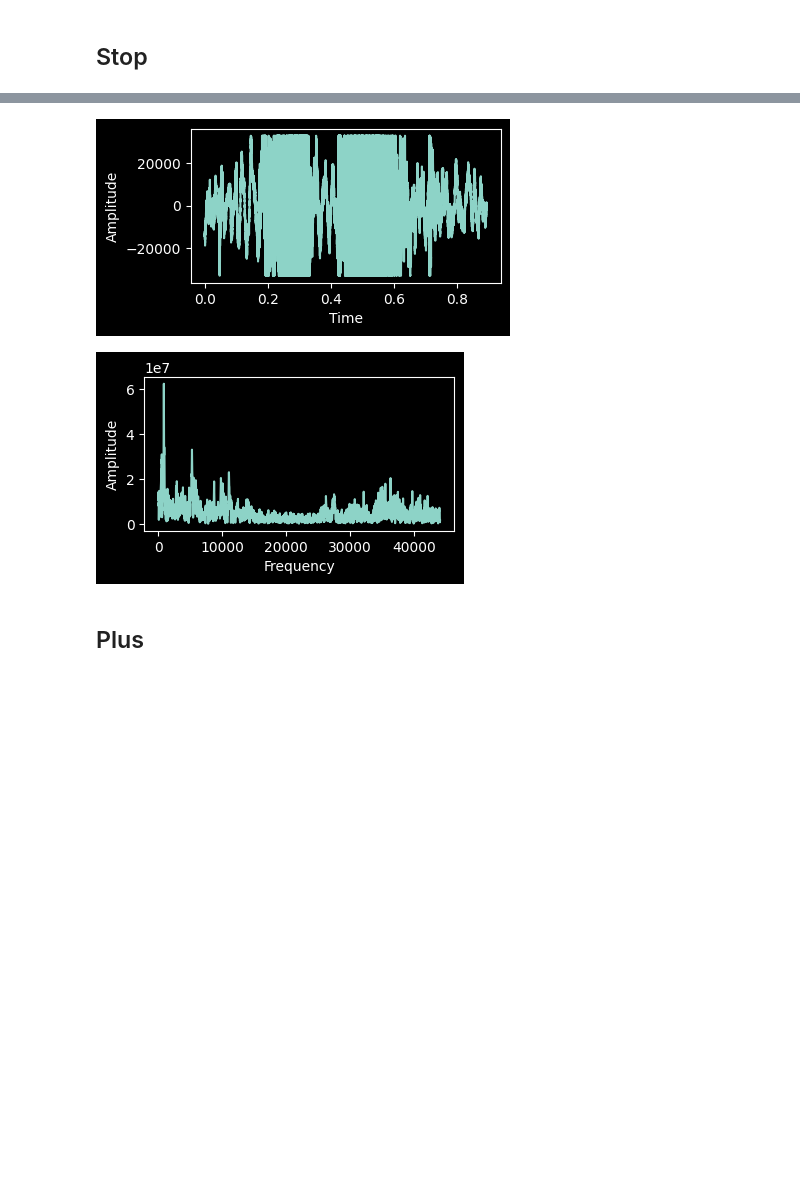
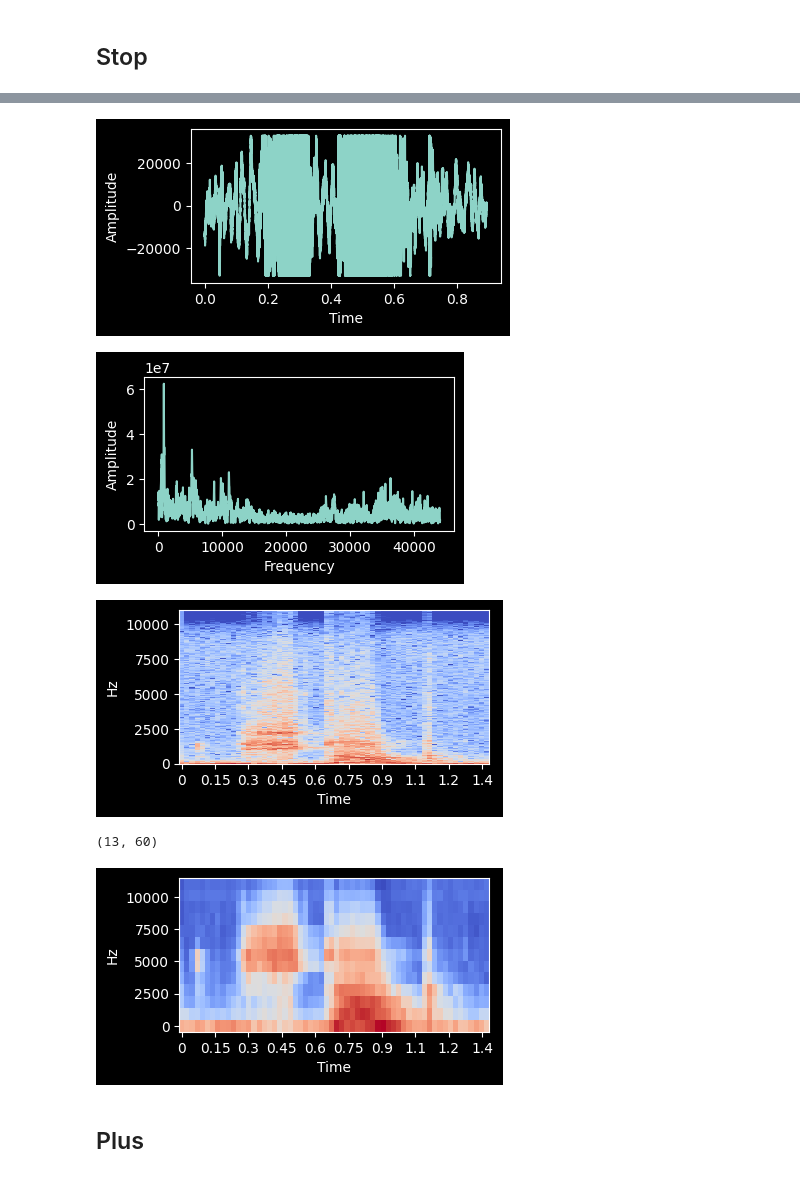
Before and after one commit to valwerner2/stm32WordRecognition, a Jupyter notebook: prototype/proto.ipynb, the cells around one changed output, grey strips where cells are left out. Cells and saved outputs as stored; diff of their text form; code cells hidden in the pictures; blank space fills up the shorter version.

```diff
--- a/prototype/proto.ipynb
+++ b/prototype/proto.ipynb
@@ -85,10 +129,15 @@ array([   0,    1,    2, ..., 2871, 2872, 2873], shape=(2874,))
 ## Stop
 # %%
 stopFile_sample_rate, stopFile_wav, stopFile_n, stopFile_fft = load_plot("./wav/stop.wav")
+
+spectrum_stft(stopFile_wav, stopFile_sample_rate)
 # %% [output]
 [interactive output not drawn]
 [figure]
 [figure]
+[figure, added]
+(13, 60)
+[figure, added]
 # %% [markdown]
 ## Plus
 # %%
```
Also changed, not shown: parts of 6 cells of this notebook.
